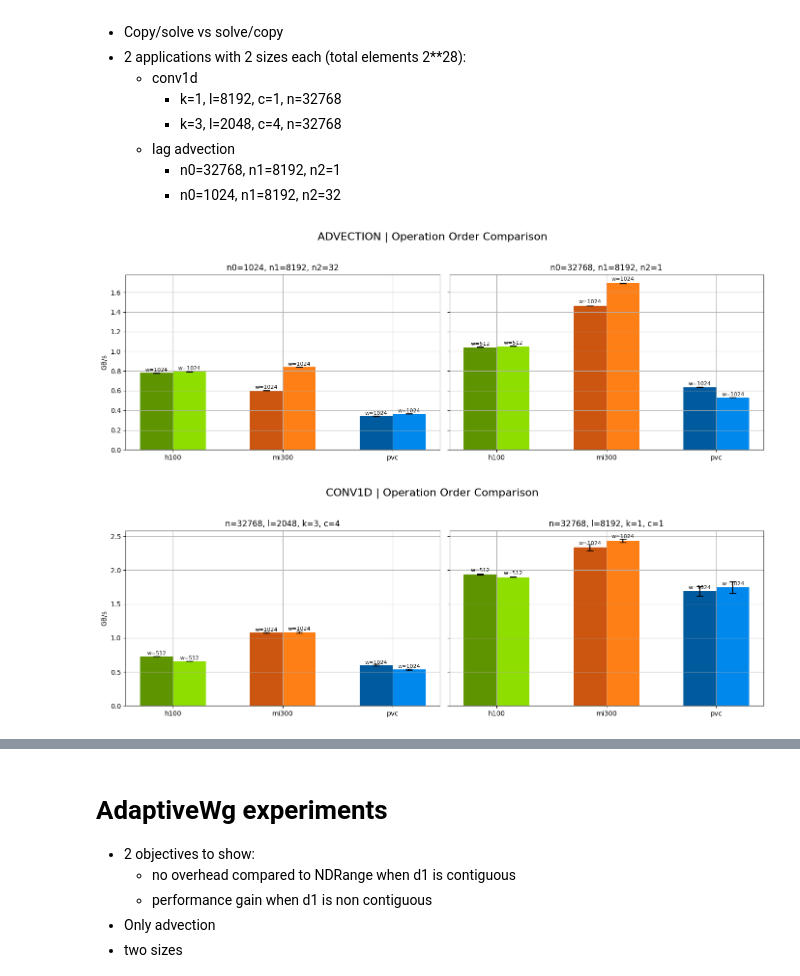
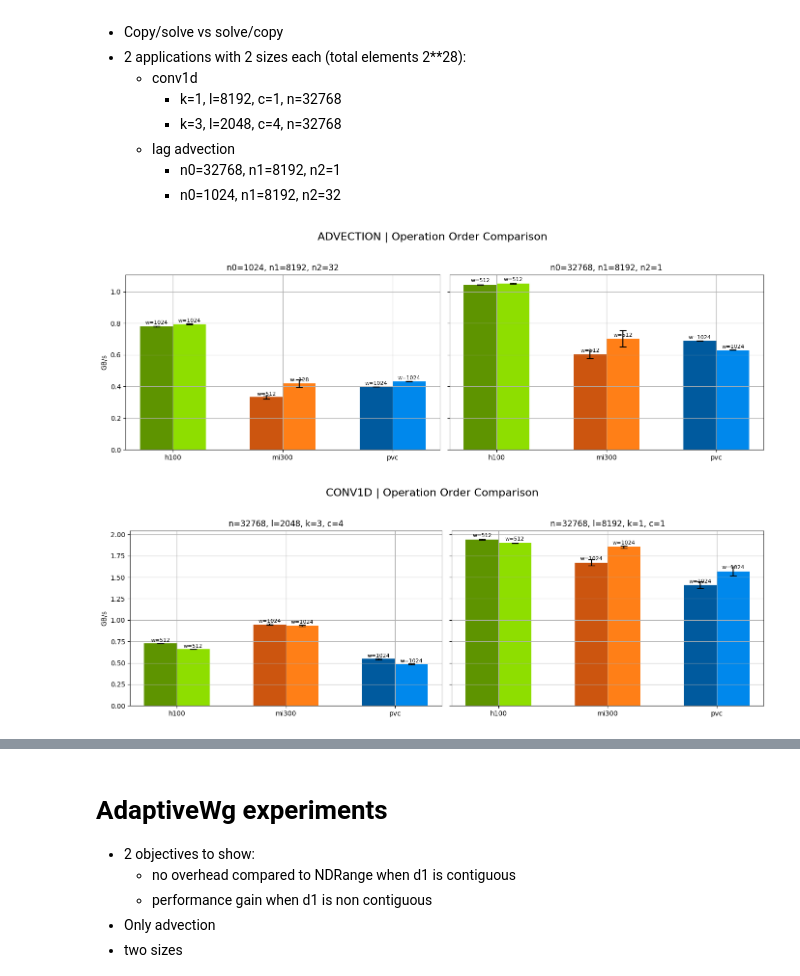
Before and after one commit to Aympab/phd-experiments, a Jupyter notebook: out/diag.ipynb, the cells around one changed output, grey strips where cells are left out. Drawn from its saved outputs; the diff is of its cells as text; code cells hidden in the pictures.

```diff
--- a/out/diag.ipynb
+++ b/out/diag.ipynb
@@ -170,7 +170,8 @@ for order in orders:
         if len(parts) != 3:
             continue
         app, hw, impl = parts
-        if impl not in ['dpcpp', 'acpp'] or hw not in hardware_list:
+        IMPLS_=['dpcpp']
+        if impl not in IMPLS_ or hw not in hardware_list:
             continue
         with open(file) as f:
             data = json.load(f)
@@ -224,32 +225,32 @@ else:
             for i, hw in enumerate(hardware_list):
                 for j, order in enumerate(orders):
                     row = size_df.query(f"hardware == '{hw}' and order == '{order}'")
                     if not row.empty:
                         row = row.iloc[0]
                         mean_val = row['mean_bps'] / 1e12
                         std_val = row['std_bps'] / 1e12
                         w_val = row['w']
                     else:
                         mean_val = 0
                         std_val = 0
                         w_val = None
                     color = adjust_color_brightness(hardware_colors[hw], order_factors[order])
                     xpos = i + j * 0.3 - 0.15
                     ax.bar(xpos, mean_val, yerr=std_val, width=0.3,
                            color=color, capsize=5)
                     if w_val is not None:
                         ax.text(xpos, mean_val + mean_val * 0.01, f"w={int(w_val)}",
                                 ha='center', va='bottom', fontsize=8)
             ax.set_title(size)
             ax.set_xticks(range(len(hardware_list)))
             ax.set_xticklabels(hardware_list)
             ax.grid()
 
         axes[0].set_ylabel("GB/s")
         fig.suptitle(f"{app.upper()} | Operation Order Comparison", fontsize=16)
         plt.tight_layout(rect=[0, 0, 1, 0.95])
         plt.savefig(f"operations-order-{app}.pdf")
         plt.show()
 # %% [output]
-[figure, old version]
+[figure, new version]
-[figure, old version]
+[figure, new version]
```
Also changed, not shown: parts of 1 cell of this notebook, 5 other files.
